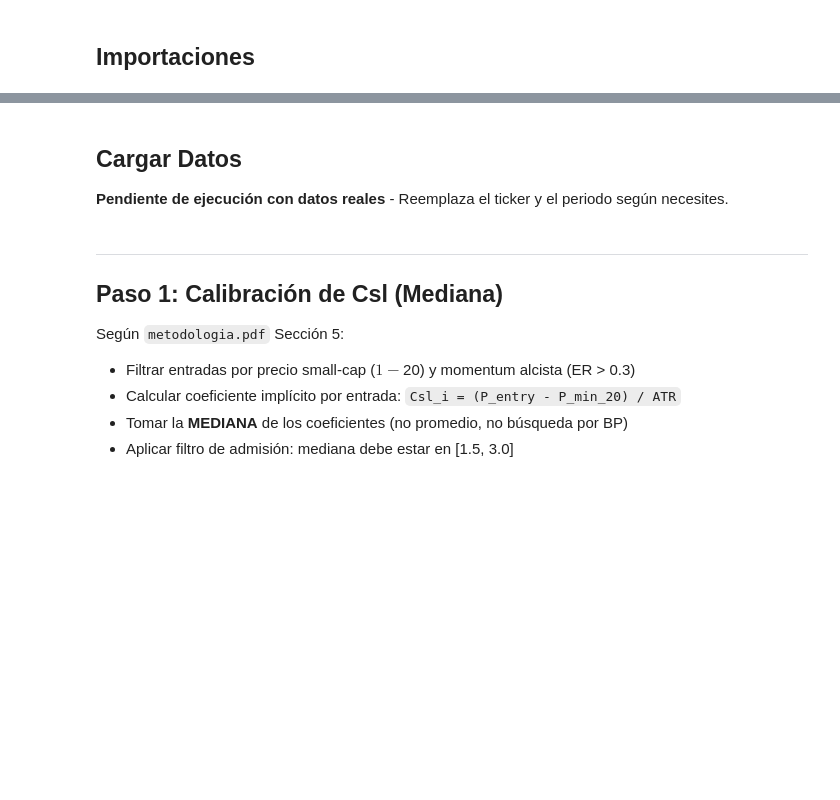
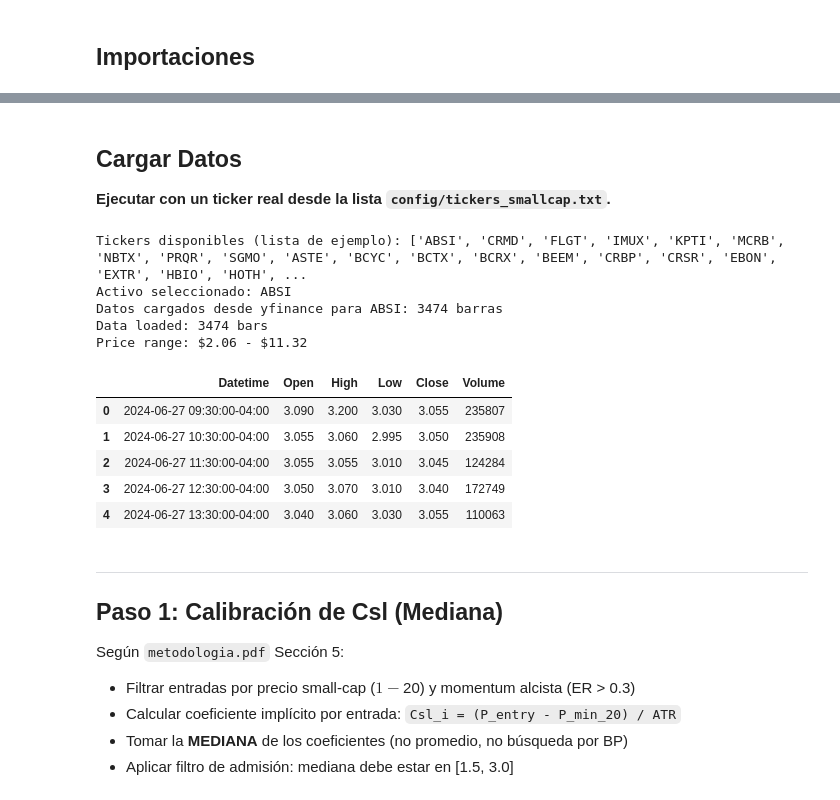
Before and after one commit to elbrujo325/smallcap-quant-ml, a Jupyter notebook: notebooks/02_risk_calibration.ipynb, the cells around one changed output, grey strips where cells are left out. Drawn from its saved outputs; the diff is of its cells as text; code cells hidden in the pictures; blank space fills up the shorter version.

Commit message:
Update notebooks and pipeline calibration flow

```diff
--- a/notebooks/02_risk_calibration.ipynb
+++ b/notebooks/02_risk_calibration.ipynb
@@ -29,30 +27,61 @@ ModuleNotFoundError: No module named 'src'
-# %% [markdown]
-## Cargar Datos
-
-**Pendiente de ejecución con datos reales** - Reemplaza el ticker y el periodo según necesites.
+# %% [markdown]
+## Cargar Datos
+
+**Ejecutar con un ticker real desde la lista `config/tickers_smallcap.txt`.**
 # %%
-# TODO: Ejecutar con datos reales cuando se tenga acceso a yfinance
-# ticker = 'ABSI'  # Ejemplo: small-cap
-# df = load_ohlc_from_yfinance(ticker, period='max', interval='1h')
+# Cargar lista de tickers desde config/tickers_smallcap.txt
+tickers_file = REPO_ROOT / 'config' / 'tickers_smallcap.txt'
+if tickers_file.exists():
+    tickers = [
+        line.strip() for line in tickers_file.read_text().splitlines()
+        if line.strip() and not line.strip().startswith('#')
+    ]
+else:
+    tickers = ['ABSI', 'CRMD', 'FLGT', 'IMUX', 'KPTI', 'MCRB', 'NBTX', 'PRQR', 'SGMO']
 
-# Para demostración, crear datos sintéticos mínimos:
-np.random.seed(42)
-n_bars = 2000
-prices = 5 + 3 * np.cumsum(np.random.randn(n_bars)) / 100  # Precio pequeño con tendencia
-df = pd.DataFrame({
-    'Datetime': pd.date_range('2023-01-01', periods=n_bars, freq='H'),
-    'Open': prices * (1 + np.random.randn(n_bars) * 0.001),
-    'High': prices * (1 + np.abs(np.random.randn(n_bars)) * 0.002),
-    'Low': prices * (1 - np.abs(np.random.randn(n_bars)) * 0.002),
-    'Close': prices,
-    'Volume': np.random.randint(1000, 10000, n_bars)
-})
-df['Datetime'] = pd.to_datetime(df['Datetime'])
-df = df.sort_values('Datetime').reset_index(drop=True)
+print('Tickers disponibles (lista de ejemplo):', tickers)
+
+# Selecciona el ticker que quieras analizar aquí
+selected_ticker = 'ABSI'  # Cambia por cualquier ticker de la lista
+print(f'Activo seleccionado: {selected_ticker}')
+
+try:
+    df = load_ohlc_from_yfinance(selected_ticker, period='max', interval='1h')
+    print(f'Datos cargados desde yfinance para {selected_ticker}: {len(df)} barras')
+except Exception as e:
+    print(f'⚠️ No se pudo cargar {selected_ticker} desde yfinance: {e}')
+    print('Usando datos sintéticos de demostración para mantener el notebook ejecutable.')
+    np.random.seed(42)
+    n_bars = 2000
+    prices = 5 + 3 * np.cumsum(np.random.randn(n_bars)) / 100  # Precio pequeño con tendencia
+    df = pd.DataFrame({
+        'Datetime': pd.date_range('2023-01-01', periods=n_bars, freq='h'),
+        'Open': prices * (1 + np.random.randn(n_bars) * 0.001),
+        'High': prices * (1 + np.abs(np.random.randn(n_bars)) * 0.002),
+        'Low': prices * (1 - np.abs(np.random.randn(n_bars)) * 0.002),
+        'Close': prices,
+        'Volume': np.random.randint(1000, 10000, n_bars)
+    })
+
+if 'Datetime' in df.columns:
+    df['Datetime'] = pd.to_datetime(df['Datetime'])
+    df = df.sort_values('Datetime').reset_index(drop=True)
 
 print(f'Data loaded: {len(df)} bars')
 print(f'Price range: ${df["Close"].min():.2f} - ${df["Close"].max():.2f}')
 df.head()
+# %% [output]
+Tickers disponibles (lista de ejemplo): ['ABSI', 'CRMD', 'FLGT', 'IMUX', 'KPTI', 'MCRB', 'NBTX', 'PRQR', 'SGMO', 'ASTE', 'BCYC', 'BCTX', 'BCRX', 'BEEM', 'CRBP', 'CRSR', 'EBON', 'EXTR', 'HBIO', 'HOTH', ...
+Activo seleccionado: ABSI
+Datos cargados desde yfinance para ABSI: 3474 barras
+Data loaded: 3474 bars
+Price range: $2.06 - $11.32
+|  | Datetime | Open | High | Low | Close | Volume |
+| 0 | 2024-06-27 09:30:00-04:00 | 3.090 | 3.200 | 3.030 | 3.055 | 235807 |
+| 1 | 2024-06-27 10:30:00-04:00 | 3.055 | 3.060 | 2.995 | 3.050 | 235908 |
+| 2 | 2024-06-27 11:30:00-04:00 | 3.055 | 3.055 | 3.010 | 3.045 | 124284 |
+| 3 | 2024-06-27 12:30:00-04:00 | 3.050 | 3.070 | 3.010 | 3.040 | 172749 |
+| 4 | 2024-06-27 13:30:00-04:00 | 3.040 | 3.060 | 3.030 | 3.055 | 110063 |
 # %% [markdown]
 ---
 
```
Also changed, not shown: parts of 3 cells of this notebook, 7 other files.
